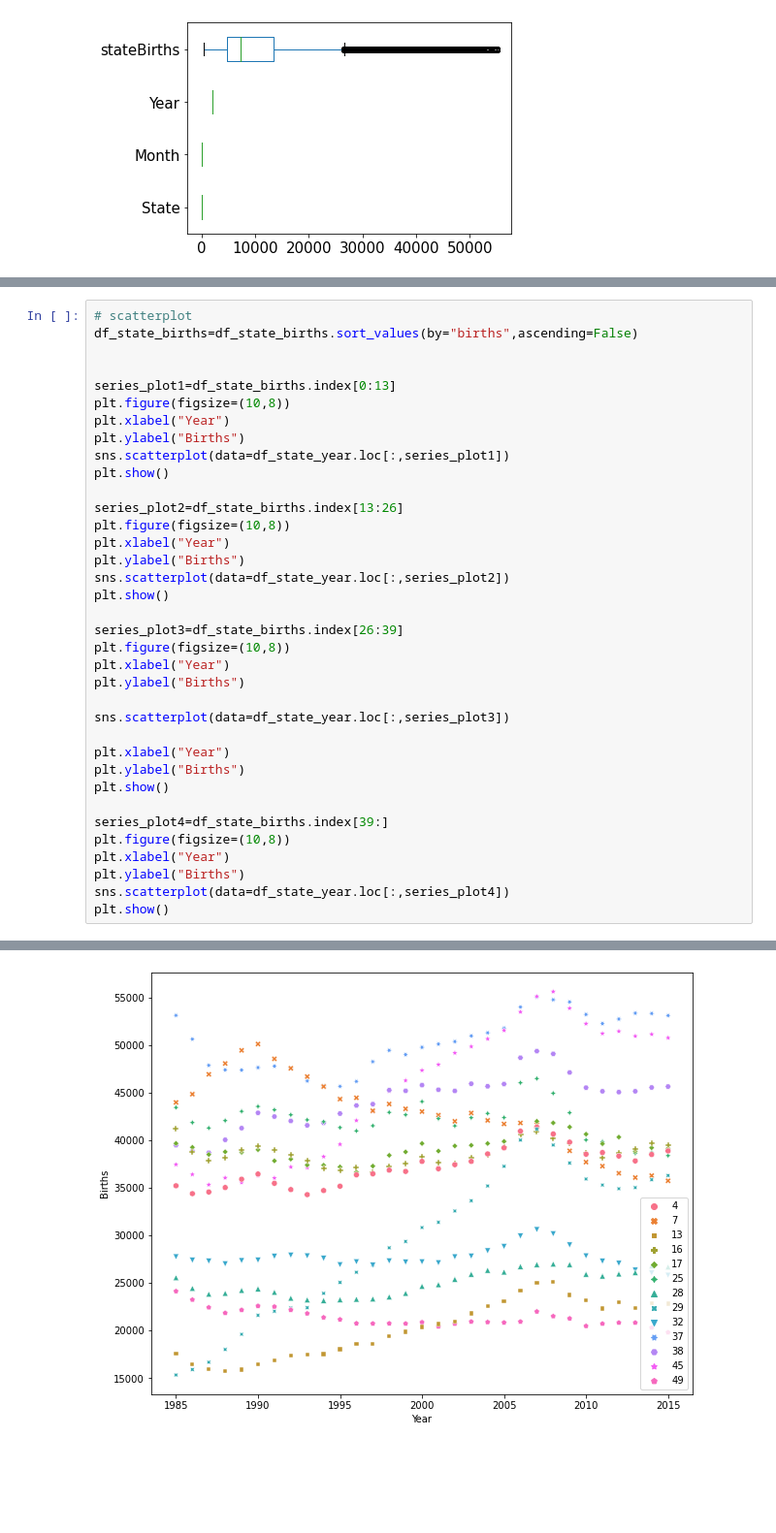
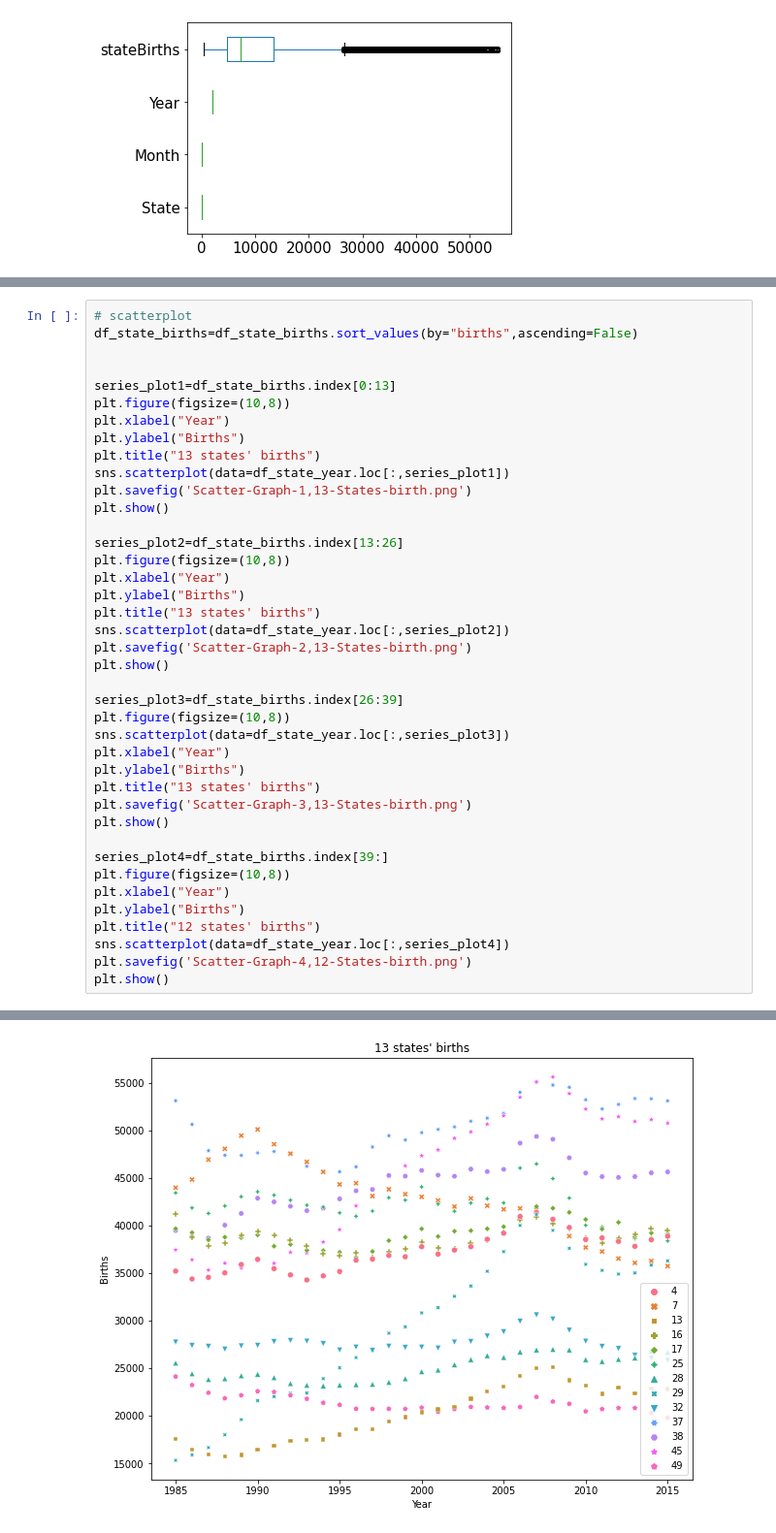
Before and after one commit to data301-2021-summer2/project-group02_project, a Jupyter notebook: analysis/Jimmy/MileStone2.ipynb, the cells around one changed output, grey strips where cells are left out. Shown at 97% size. Drawn from its saved outputs; the diff is of its cells as text; blank space fills up the shorter version.

```diff
--- a/analysis/Jimmy/MileStone2.ipynb
+++ b/analysis/Jimmy/MileStone2.ipynb
@@ -92,31 +93,35 @@ series_plot1=df_state_births.index[0:13]
 plt.figure(figsize=(10,8))
 plt.xlabel("Year")
 plt.ylabel("Births")
+plt.title("13 states' births")
 sns.scatterplot(data=df_state_year.loc[:,series_plot1])
+plt.savefig('Scatter-Graph-1,13-States-birth.png')
 plt.show()
 
 series_plot2=df_state_births.index[13:26]
 plt.figure(figsize=(10,8))
 plt.xlabel("Year")
 plt.ylabel("Births")
+plt.title("13 states' births")
 sns.scatterplot(data=df_state_year.loc[:,series_plot2])
+plt.savefig('Scatter-Graph-2,13-States-birth.png')
 plt.show()
 
 series_plot3=df_state_births.index[26:39]
 plt.figure(figsize=(10,8))
+sns.scatterplot(data=df_state_year.loc[:,series_plot3])
 plt.xlabel("Year")
 plt.ylabel("Births")
-
-sns.scatterplot(data=df_state_year.loc[:,series_plot3])
-
-plt.xlabel("Year")
-plt.ylabel("Births")
+plt.title("13 states' births")
+plt.savefig('Scatter-Graph-3,13-States-birth.png')
 plt.show()
 
 series_plot4=df_state_births.index[39:]
 plt.figure(figsize=(10,8))
 plt.xlabel("Year")
 plt.ylabel("Births")
+plt.title("12 states' births")
 sns.scatterplot(data=df_state_year.loc[:,series_plot4])
+plt.savefig('Scatter-Graph-4,12-States-birth.png')
 plt.show()
 # %% [output]
@@ -125 +130 @@ plt.show()
-[figure, old version]
+[figure, new version]
```
Also changed, not shown: parts of 8 cells of this notebook.
